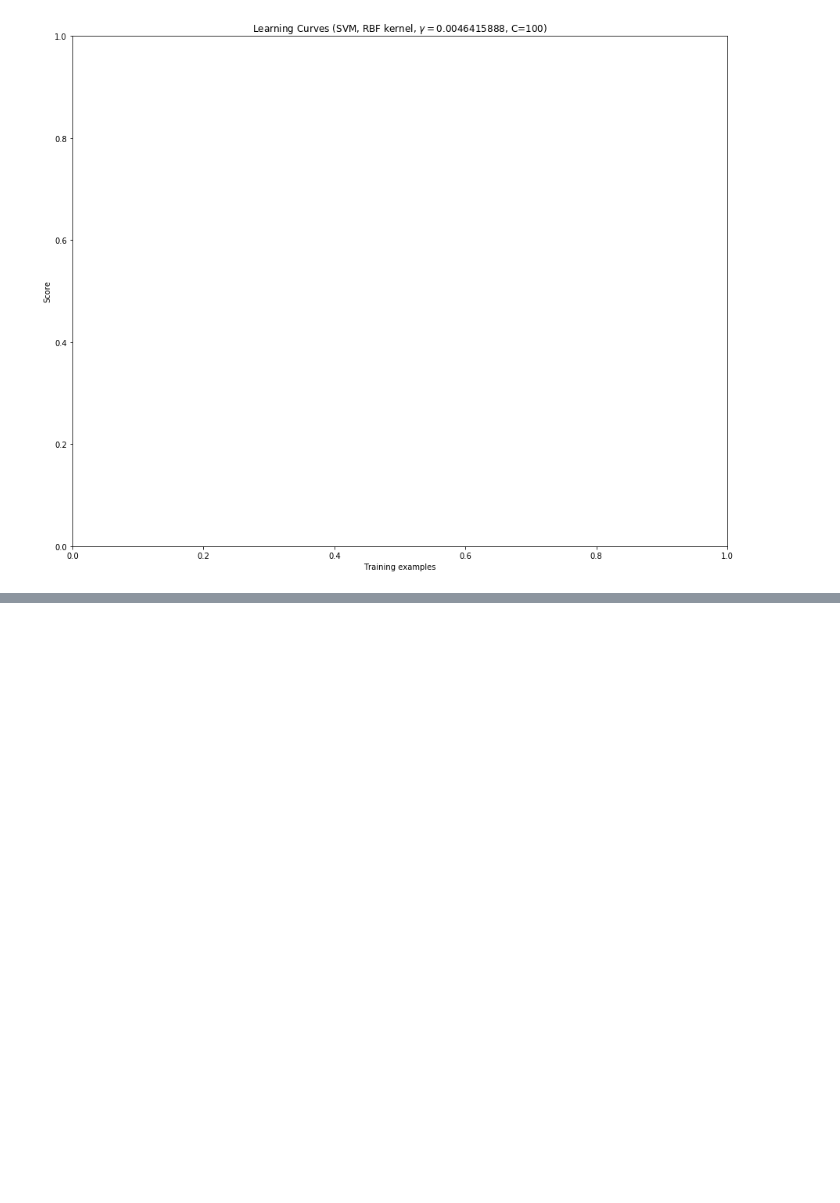
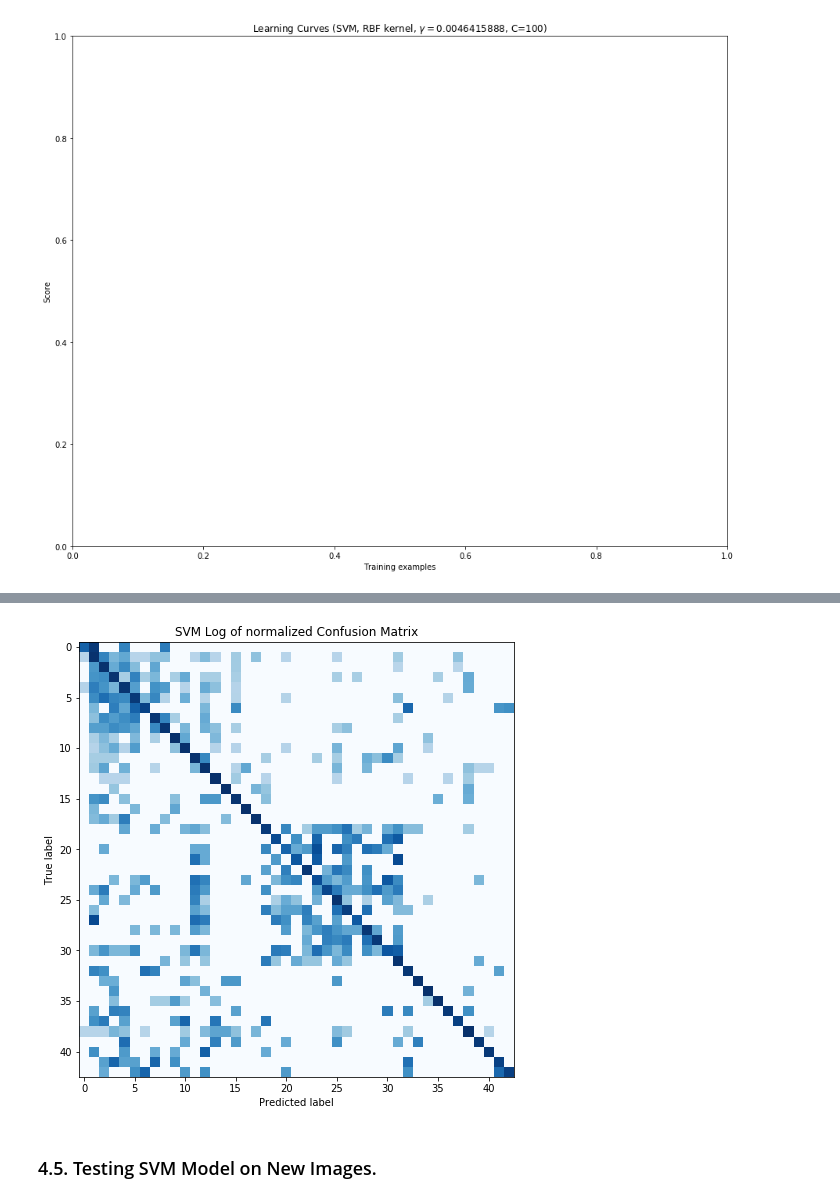
Before and after one commit to apanchal/iima-epaba-batch03, a Jupyter notebook: notebooks/0000_002_1.ipynb, the cells around one changed output, grey strips where cells are left out. Cells and saved outputs as stored; diff of their text form; code cells hidden in the pictures; blank space fills up the shorter version.

```diff
--- a/notebooks/0000_002_1.ipynb
+++ b/notebooks/0000_002_1.ipynb
@@ -254,0 +321,15 @@ NameError: name 'train_sizes' is not defined
+# %%
+cm = confusion_matrix(y_test,y_pred)
+cm = cm.astype('float') / cm.sum(axis=1)[:, np.newaxis]
+cm = np.log(.0001 + cm)
+plt.figure(figsize=(10,8))
+plt.imshow(cm, interpolation='nearest', cmap=plt.cm.Blues)
+plt.title('SVM Log of normalized Confusion Matrix')
+plt.ylabel('True label')
+plt.xlabel('Predicted label')
+plt.savefig('../plots/classifier/svm/log_confusion_mat.png')
+plt.show()
+# %% [output]
+[figure, added]
+# %% [markdown]
+### 4.5. Testing SVM Model on New Images.
```
Also changed, not shown: parts of 15 cells of this notebook, 53 other files.
